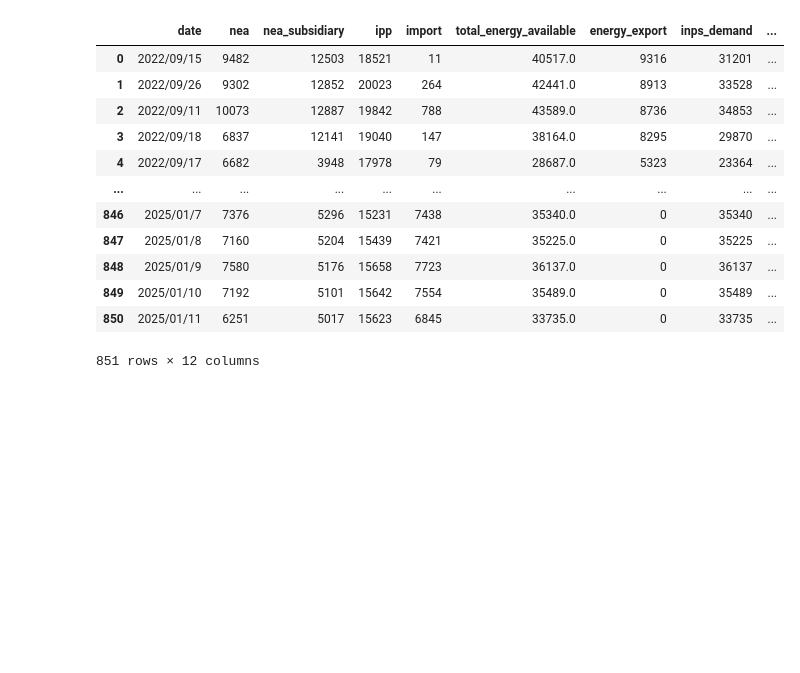
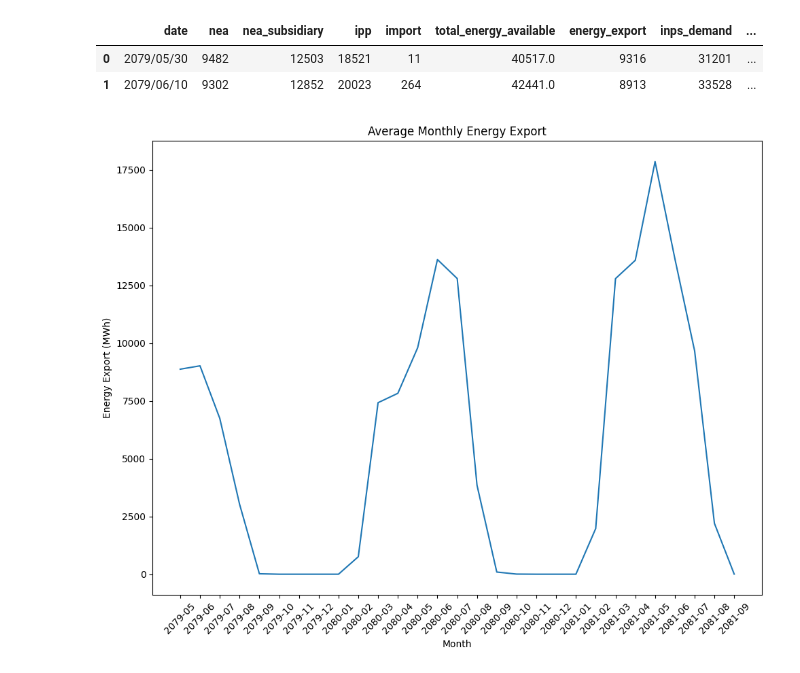
Before and after one commit to AkshyaKC/NEA-Load-Demand-Forecasting, a Jupyter notebook: data_analysis/notebook.ipynb, the cells around one changed output. Saved outputs shown, nothing was run; the diff lists cells and outputs as text; code cells hidden in the pictures; blank space fills up the shorter version.

```diff
--- a/data_analysis/notebook.ipynb
+++ b/data_analysis/notebook.ipynb
@@ -1,19 +1,12 @@
 # %%
 import pandas as pd
+import datetime
+import nepali_datetime
+import matplotlib.pyplot as plt
 
 df=pd.read_csv("../csv_files/daily_energy_values.csv")
-df
+df.head(2)
 # %% [output]
 |  | date | nea | nea_subsidiary | ipp | import | total_energy_available | energy_export | inps_demand | ... |
-| 0 | 2022/09/15 | 9482 | 12503 | 18521 | 11 | 40517.0 | 9316 | 31201 | ... |
-| 1 | 2022/09/26 | 9302 | 12852 | 20023 | 264 | 42441.0 | 8913 | 33528 | ... |
-| 2 | 2022/09/11 | 10073 | 12887 | 19842 | 788 | 43589.0 | 8736 | 34853 | ... |
-| 3 | 2022/09/18 | 6837 | 12141 | 19040 | 147 | 38164.0 | 8295 | 29870 | ... |
-| 4 | 2022/09/17 | 6682 | 3948 | 17978 | 79 | 28687.0 | 5323 | 23364 | ... |
-| ... | ... | ... | ... | ... | ... | ... | ... | ... | ... |
-| 846 | 2025/01/7 | 7376 | 5296 | 15231 | 7438 | 35340.0 | 0 | 35340 | ... |
-| 847 | 2025/01/8 | 7160 | 5204 | 15439 | 7421 | 35225.0 | 0 | 35225 | ... |
-| 848 | 2025/01/9 | 7580 | 5176 | 15658 | 7723 | 36137.0 | 0 | 36137 | ... |
-| 849 | 2025/01/10 | 7192 | 5101 | 15642 | 7554 | 35489.0 | 0 | 35489 | ... |
-| 850 | 2025/01/11 | 6251 | 5017 | 15623 | 6845 | 33735.0 | 0 | 33735 | ... |
+| 0 | 2079/05/30 | 9482 | 12503 | 18521 | 11 | 40517.0 | 9316 | 31201 | ... |
+| 1 | 2079/06/10 | 9302 | 12852 | 20023 | 264 | 42441.0 | 8913 | 33528 | ... |
-851 rows × 12 columns
@@ -19,0 +23,14 @@ df
+# %%
+# Group by month and calculate mean energy export
+monthly_export = df.groupby('month')['energy_export'].mean()
+
+plt.figure(figsize=(10,8))
+plt.plot(monthly_export.index.astype(str), monthly_export.values)
+plt.title('Average Monthly Energy Export')
+plt.xlabel('Month')
+plt.ylabel('Energy Export (MWh)')
+plt.xticks(rotation=45)
+plt.tight_layout()
+plt.show()
+# %% [output]
+[figure, added]
```
Also changed, not shown: parts of 4 cells of this notebook, 8 other files.
